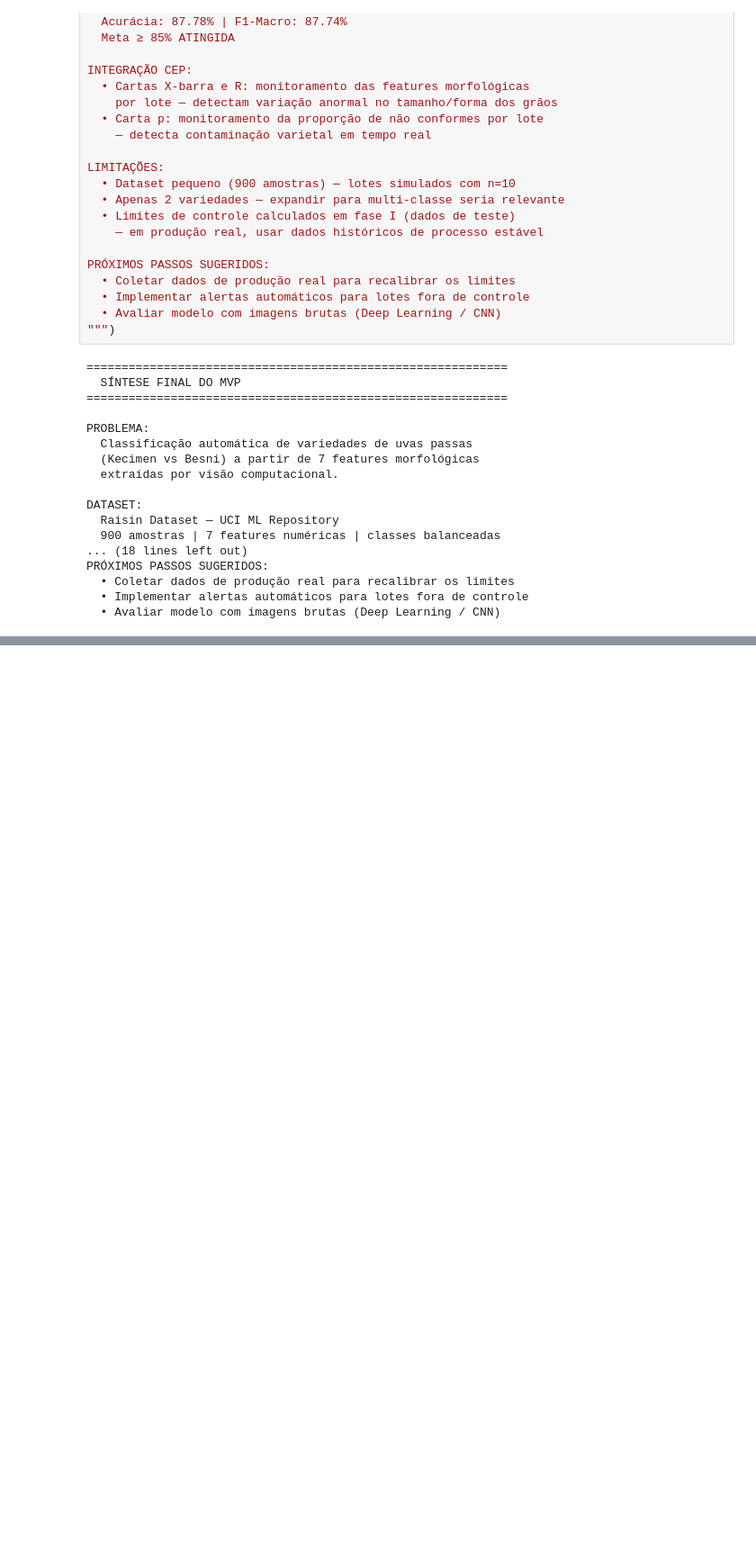
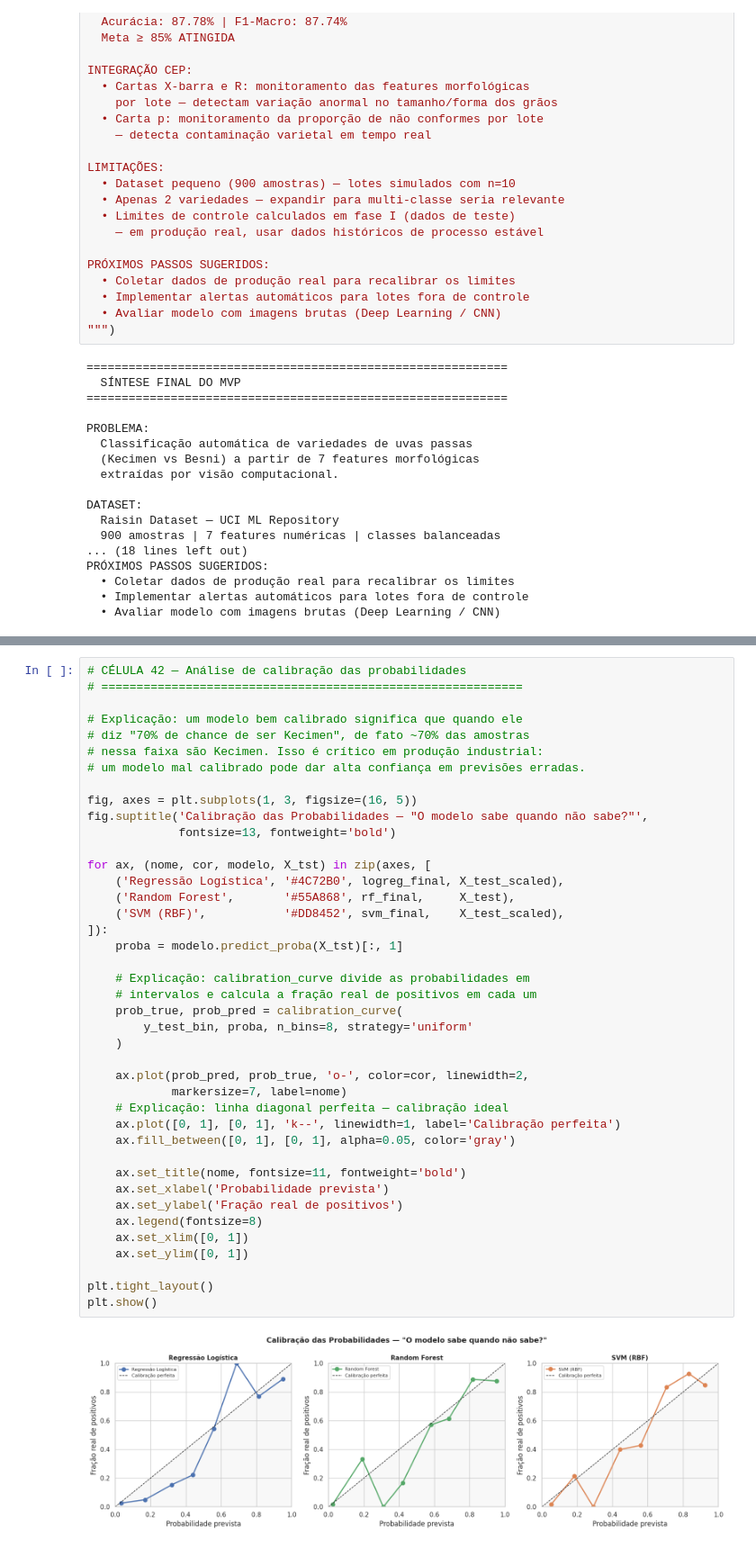
Before and after one commit to Isadora220825/MVP_CEP_Raisin-Quality-Control, a Jupyter notebook: MVP_(Raisin_Quality_Control)_Isadora_Messenberg_231013387.ipynb, the cells around one changed output, grey strips where cells are left out. Shown at 90% size. Saved outputs shown, nothing was run; the diff lists cells and outputs as text; blank space fills up the shorter version.

```diff
--- a/MVP_(Raisin_Quality_Control)_Isadora_Messenberg_231013387.ipynb
+++ b/MVP_(Raisin_Quality_Control)_Isadora_Messenberg_231013387.ipynb
@@ -1651,0 +1812,43 @@ PRÓXIMOS PASSOS SUGERIDOS:
+# %%
+# CÉLULA 42 — Análise de calibração das probabilidades
+# ============================================================
+
+# Explicação: um modelo bem calibrado significa que quando ele
+# diz "70% de chance de ser Kecimen", de fato ~70% das amostras
+# nessa faixa são Kecimen. Isso é crítico em produção industrial:
+# um modelo mal calibrado pode dar alta confiança em previsões erradas.
+
+fig, axes = plt.subplots(1, 3, figsize=(16, 5))
+fig.suptitle('Calibração das Probabilidades — "O modelo sabe quando não sabe?"',
+             fontsize=13, fontweight='bold')
+
+for ax, (nome, cor, modelo, X_tst) in zip(axes, [
+    ('Regressão Logística', '#4C72B0', logreg_final, X_test_scaled),
+    ('Random Forest',       '#55A868', rf_final,     X_test),
+    ('SVM (RBF)',           '#DD8452', svm_final,    X_test_scaled),
+]):
+    proba = modelo.predict_proba(X_tst)[:, 1]
+
+    # Explicação: calibration_curve divide as probabilidades em
+    # intervalos e calcula a fração real de positivos em cada um
+    prob_true, prob_pred = calibration_curve(
+        y_test_bin, proba, n_bins=8, strategy='uniform'
+    )
+
+    ax.plot(prob_pred, prob_true, 'o-', color=cor, linewidth=2,
+            markersize=7, label=nome)
+    # Explicação: linha diagonal perfeita — calibração ideal
+    ax.plot([0, 1], [0, 1], 'k--', linewidth=1, label='Calibração perfeita')
+    ax.fill_between([0, 1], [0, 1], alpha=0.05, color='gray')
+
+    ax.set_title(nome, fontsize=11, fontweight='bold')
+    ax.set_xlabel('Probabilidade prevista')
+    ax.set_ylabel('Fração real de positivos')
+    ax.legend(fontsize=8)
+    ax.set_xlim([0, 1])
+    ax.set_ylim([0, 1])
+
+plt.tight_layout()
+plt.show()
+# %% [output]
+[figure, added]
```
Also changed, not shown: parts of 9 cells of this notebook.
